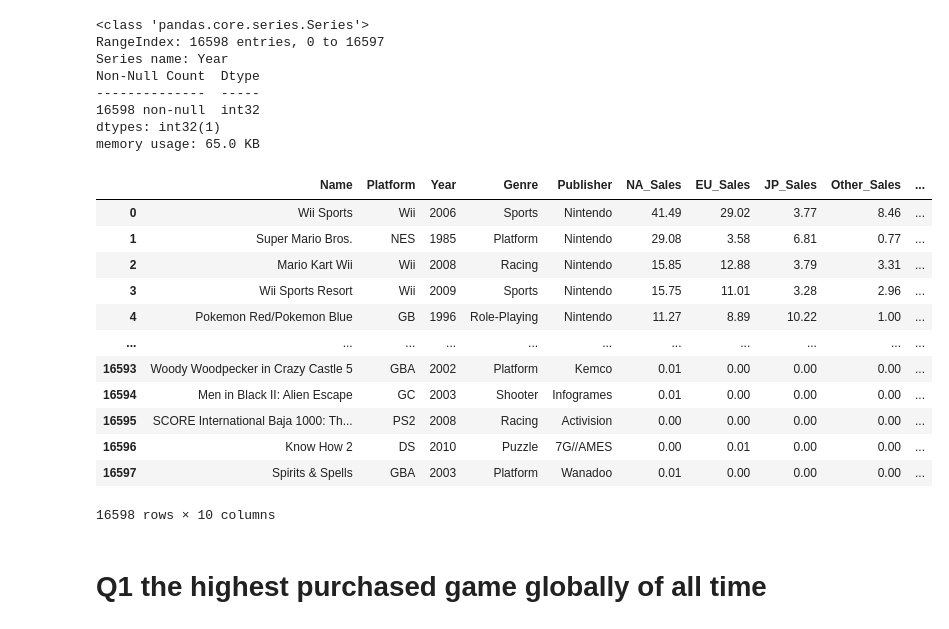
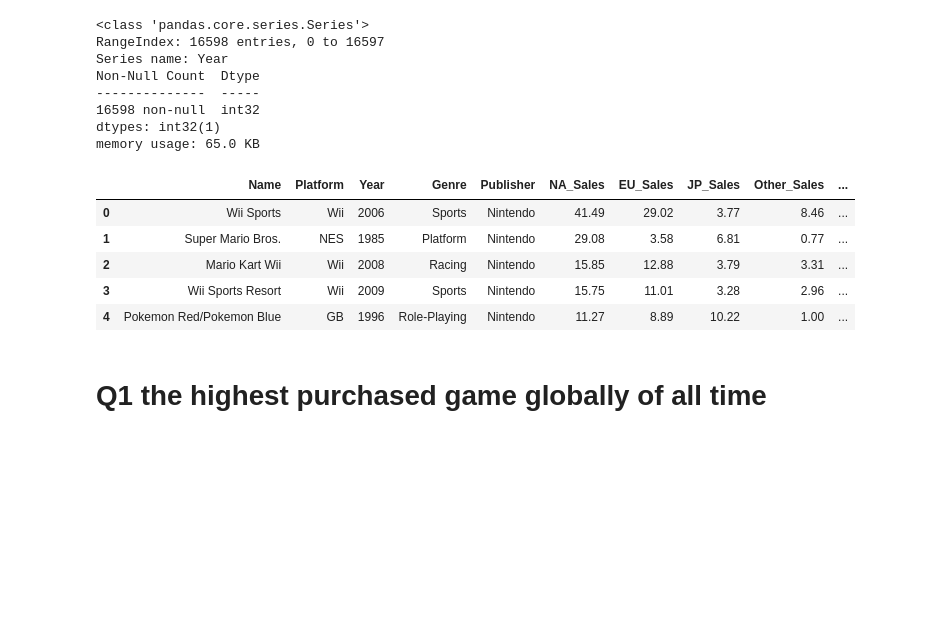
Before and after one commit to mostafa-s-mostafa/EDA_Games_DF, a Jupyter notebook: EDA project.ipynb, the cells around one changed output. Cells and saved outputs as stored; diff of their text form; code cells hidden in the pictures; blank space fills up the shorter version.

Commit message:
fixing Drop Column

```diff
--- a/EDA project.ipynb
+++ b/EDA project.ipynb
@@ -135,21 +135,15 @@ Non-Null Count  Dtype
 dtypes: int32(1)
 memory usage: 65.0 KB
 # %%
-games_df.drop(axis= 0 , columns='Rank')
+games_df.drop(axis= 0 , columns='Rank', inplace= True)
+games_df.head(5)
 # %% [output]
 |  | Name | Platform | Year | Genre | Publisher | NA_Sales | EU_Sales | JP_Sales | Other_Sales | ... |
 | 0 | Wii Sports | Wii | 2006 | Sports | Nintendo | 41.49 | 29.02 | 3.77 | 8.46 | ... |
 | 1 | Super Mario Bros. | NES | 1985 | Platform | Nintendo | 29.08 | 3.58 | 6.81 | 0.77 | ... |
 | 2 | Mario Kart Wii | Wii | 2008 | Racing | Nintendo | 15.85 | 12.88 | 3.79 | 3.31 | ... |
 | 3 | Wii Sports Resort | Wii | 2009 | Sports | Nintendo | 15.75 | 11.01 | 3.28 | 2.96 | ... |
 | 4 | Pokemon Red/Pokemon Blue | GB | 1996 | Role-Playing | Nintendo | 11.27 | 8.89 | 10.22 | 1.00 | ... |
-| ... | ... | ... | ... | ... | ... | ... | ... | ... | ... | ... |
-| 16593 | Woody Woodpecker in Crazy Castle 5 | GBA | 2002 | Platform | Kemco | 0.01 | 0.00 | 0.00 | 0.00 | ... |
-| 16594 | Men in Black II: Alien Escape | GC | 2003 | Shooter | Infogrames | 0.01 | 0.00 | 0.00 | 0.00 | ... |
-| 16595 | SCORE International Baja 1000: Th... | PS2 | 2008 | Racing | Activision | 0.00 | 0.00 | 0.00 | 0.00 | ... |
-| 16596 | Know How 2 | DS | 2010 | Puzzle | 7G//AMES | 0.00 | 0.01 | 0.00 | 0.00 | ... |
-| 16597 | Spirits & Spells | GBA | 2003 | Platform | Wanadoo | 0.01 | 0.00 | 0.00 | 0.00 | ... |
-16598 rows × 10 columns
 # %% [markdown]
 # Q1 the highest purchased game globally of all time
 # %%
```
